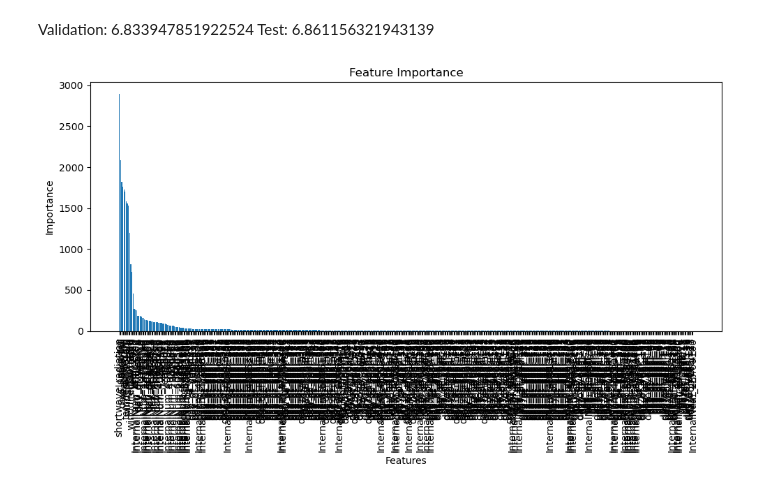
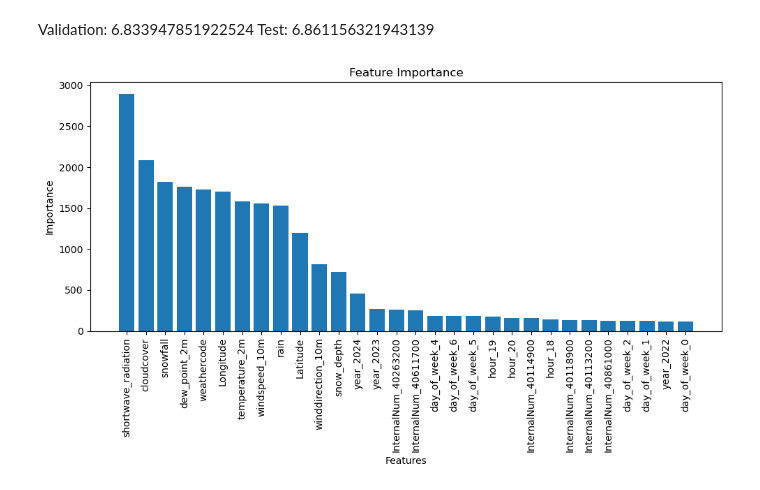
Before and after one commit to Lkupybida/ArtficialInteligenceCourseProject, a Jupyter notebook: lev2.ipynb, the cells around one changed output. Saved outputs shown, nothing was run; the diff lists cells and outputs as text; code cells hidden in the pictures.

```diff
--- a/lev2.ipynb
+++ b/lev2.ipynb
@@ -43,24 +43,18 @@ Validation: 6.833947851922524
 Test: 6.861156321943139
 # %%
 importance = lgbm_model.feature_importances_
-
-# If X_train is a DataFrame, extract feature names
-feature_names = features  # Replace X_train with your actual feature DataFrame
-
-# Sort feature importances in descending order
+feature_names = features
 indices = np.argsort(importance)[::-1]
-
-# Plot the feature importances as a histogram
 plt.figure(figsize=(10, 6))
-plt.bar(range(len(importance)), importance[indices], align='center')
-plt.xticks(range(len(importance)), [feature_names[i] for i in indices], rotation=90)
+plt.bar(range(30), importance[indices[:30]], align='center')
+plt.xticks(range(30), [feature_names[i] for i in indices[:30]], rotation=90)
 plt.title('Feature Importance')
 plt.xlabel('Features')
 plt.ylabel('Importance')
 plt.tight_layout()
 plt.show()
 # %% [output]
-[figure, old version]
+[figure, new version]
 # %%
 import shap
 
```
Also changed, not shown: 2 other files.
